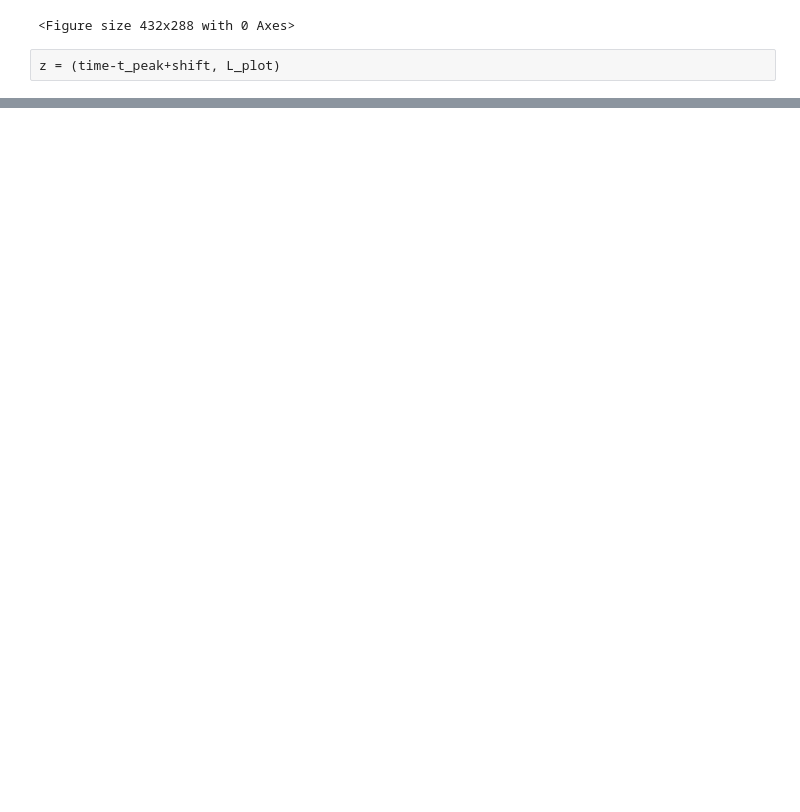
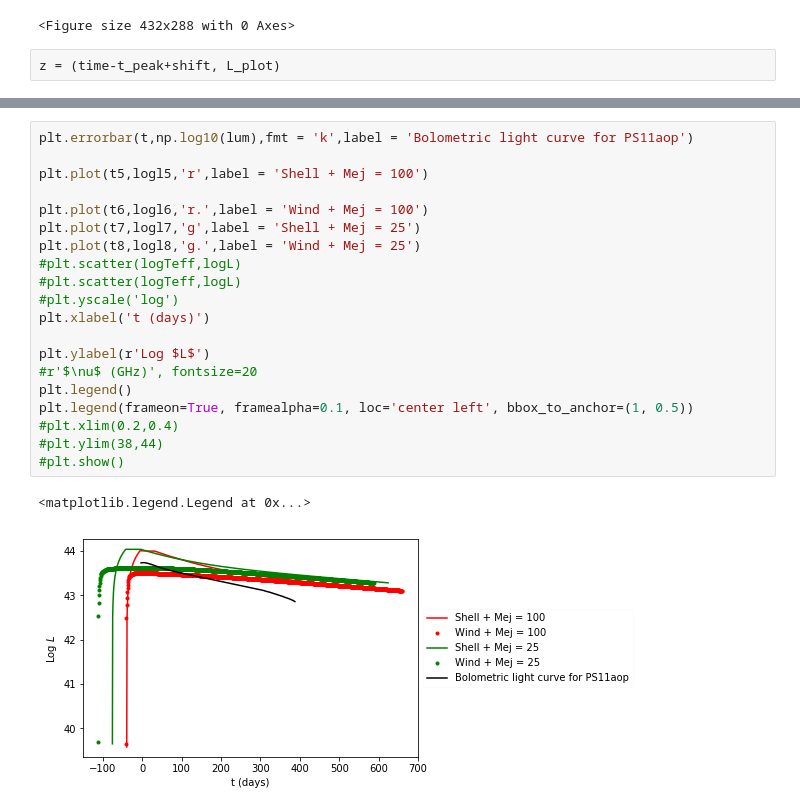
Before and after one commit to ibikadaeze/ast1501, a Jupyter notebook: mosfit_trial.ipynb, the cells around one changed output, grey strips where cells are left out. Saved outputs shown, nothing was run; the diff lists cells and outputs as text; blank space fills up the shorter version.

```diff
--- a/mosfit_trial.ipynb
+++ b/mosfit_trial.ipynb
@@ -259,0 +368,23 @@ plt.savefig('mod1zoom.pdf')
+# %%
+plt.errorbar(t,np.log10(lum),fmt = 'k',label = 'Bolometric light curve for PS11aop')
+
+plt.plot(t5,logl5,'r',label = 'Shell + Mej = 100')
+
+plt.plot(t6,logl6,'r.',label = 'Wind + Mej = 100')
+plt.plot(t7,logl7,'g',label = 'Shell + Mej = 25')
+plt.plot(t8,logl8,'g.',label = 'Wind + Mej = 25')
+#plt.scatter(logTeff,logL)
+#plt.scatter(logTeff,logL)
+#plt.yscale('log')
+plt.xlabel('t (days)')
+
+plt.ylabel(r'Log $L$')
+#r'$\nu$ (GHz)', fontsize=20
+plt.legend()
+plt.legend(frameon=True, framealpha=0.1, loc='center left', bbox_to_anchor=(1, 0.5))
+#plt.xlim(0.2,0.4)
+#plt.ylim(38,44)
+#plt.show()
+# %% [output]
+<matplotlib.legend.Legend at 0x...>
+[figure, added]
```
Also changed, not shown: parts of 14 cells of this notebook.
